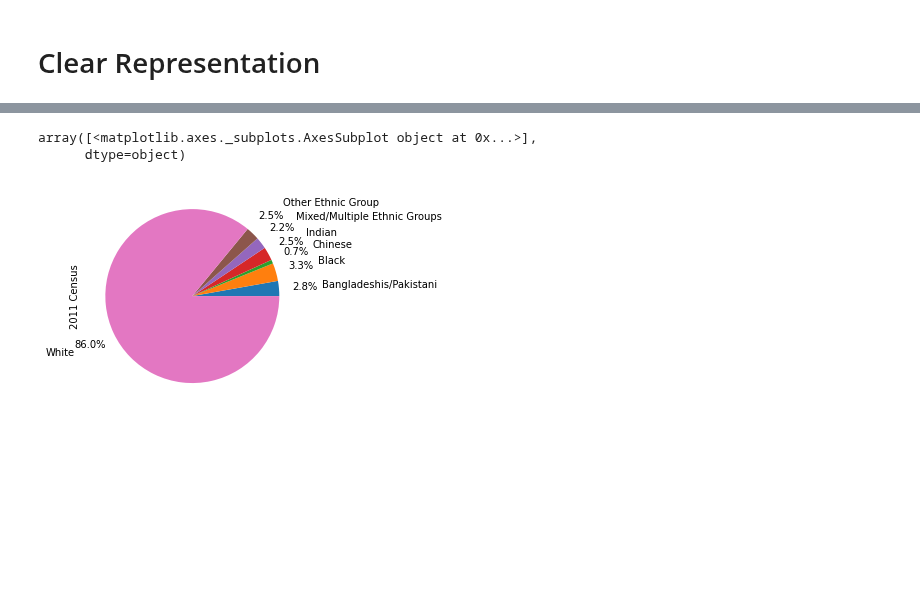
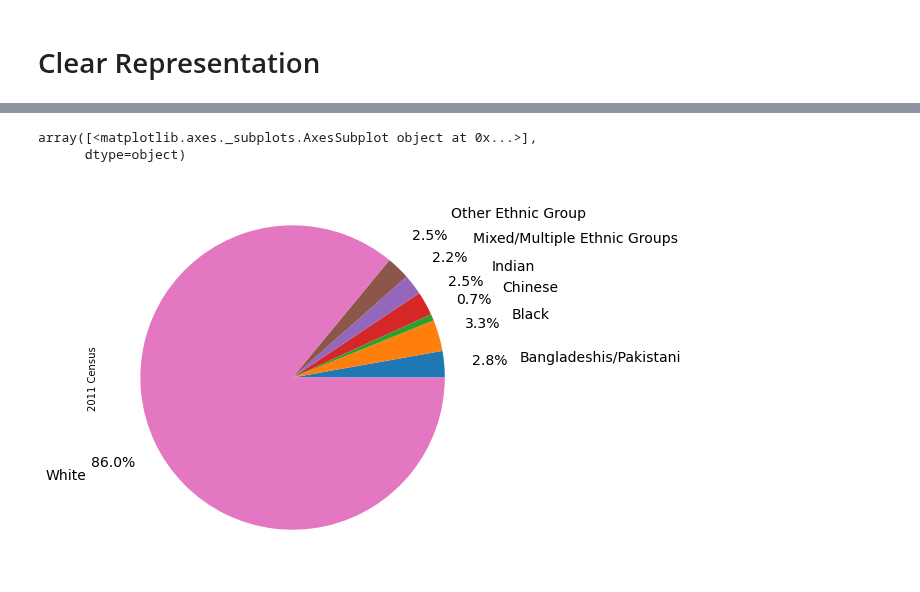
Before and after one commit to Quotennial/covid_bame, a Jupyter notebook: notebooks/Ethnicity And Age Breakdown.ipynb, the cells around one changed output, grey strips where cells are left out. Saved outputs shown, nothing was run; the diff lists cells and outputs as text; code cells hidden in the pictures; blank space fills up the shorter version.

```diff
--- a/notebooks/Ethnicity And Age Breakdown.ipynb
+++ b/notebooks/Ethnicity And Age Breakdown.ipynb
@@ -296,10 +297,11 @@ array([<matplotlib.axes._subplots.AxesSubplot object at 0x...>],
 # %%
 plot_df = eth_df.copy()
 plot_df.columns = ["2011 Census", "2011 Census Ethnicity pct"]
 plot_df
 
-plot_df["2011 Census"].plot.pie(subplots=True, autopct='%.001f%%', pctdistance=1.3, labeldistance=1.5)
+plot_df["2011 Census"].plot.pie(subplots=True, autopct='%.001f%%',
+                                pctdistance=1.3, labeldistance=1.5, figsize=(7,7), textprops={'fontsize': 14})
 # %% [output]
 array([<matplotlib.axes._subplots.AxesSubplot object at 0x...>],
       dtype=object)
-[figure, old version]
+[figure, new version]
```
Also changed, not shown: parts of 2 cells of this notebook, 2 other files.
